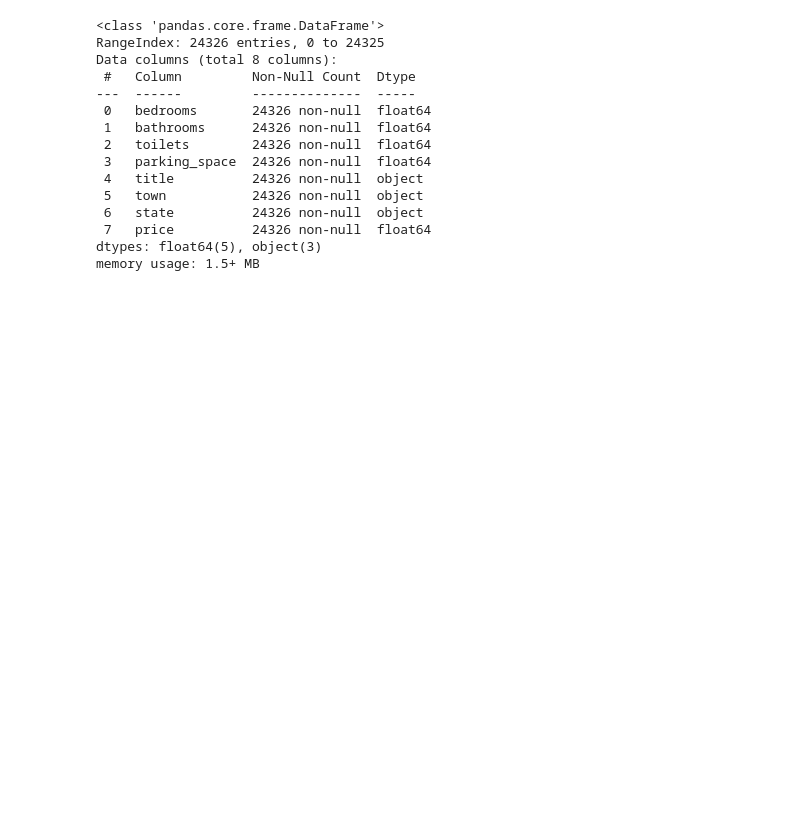
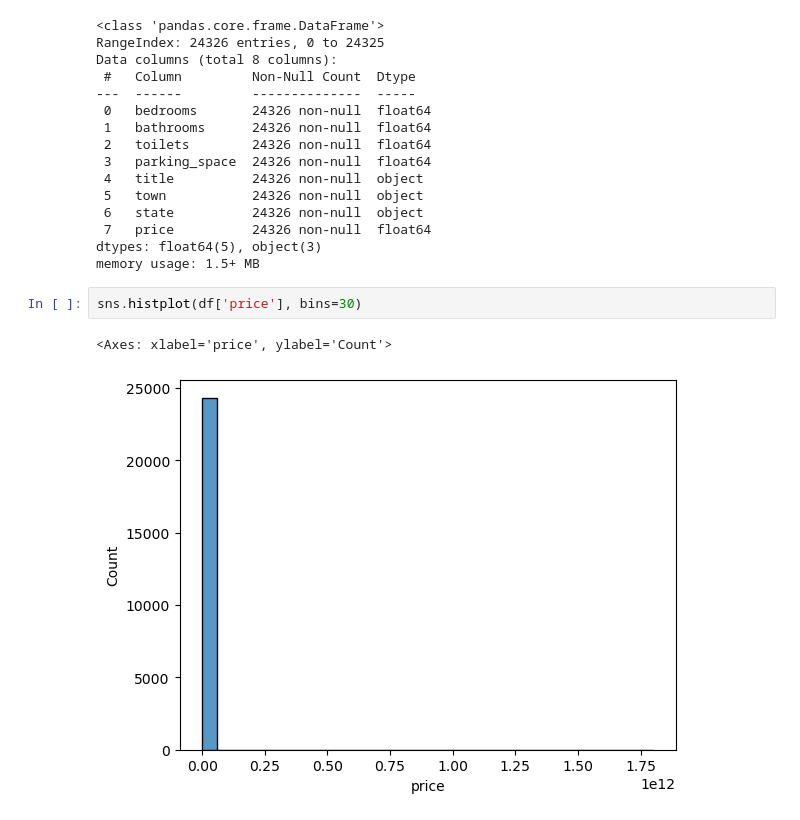
Before and after one commit to 0sinach1/house-price-model, a Jupyter notebook: notebook/EDA.ipynb, the cells around one changed output. Saved outputs shown, nothing was run; the diff lists cells and outputs as text; blank space fills up the shorter version.

Commit message:
Performed EDA: price distribution, top locations, correlations

```diff
--- a/notebook/EDA.ipynb
+++ b/notebook/EDA.ipynb
@@ -44,3 +44,8 @@ Data columns (total 8 columns):
  7   price          24326 non-null  float64
 dtypes: float64(5), object(3)
 memory usage: 1.5+ MB
+# %%
+sns.histplot(df['price'], bins=30)
+# %% [output]
+<Axes: xlabel='price', ylabel='Count'>
+[figure, added]
```
Also changed, not shown: parts of 2 cells of this notebook.
